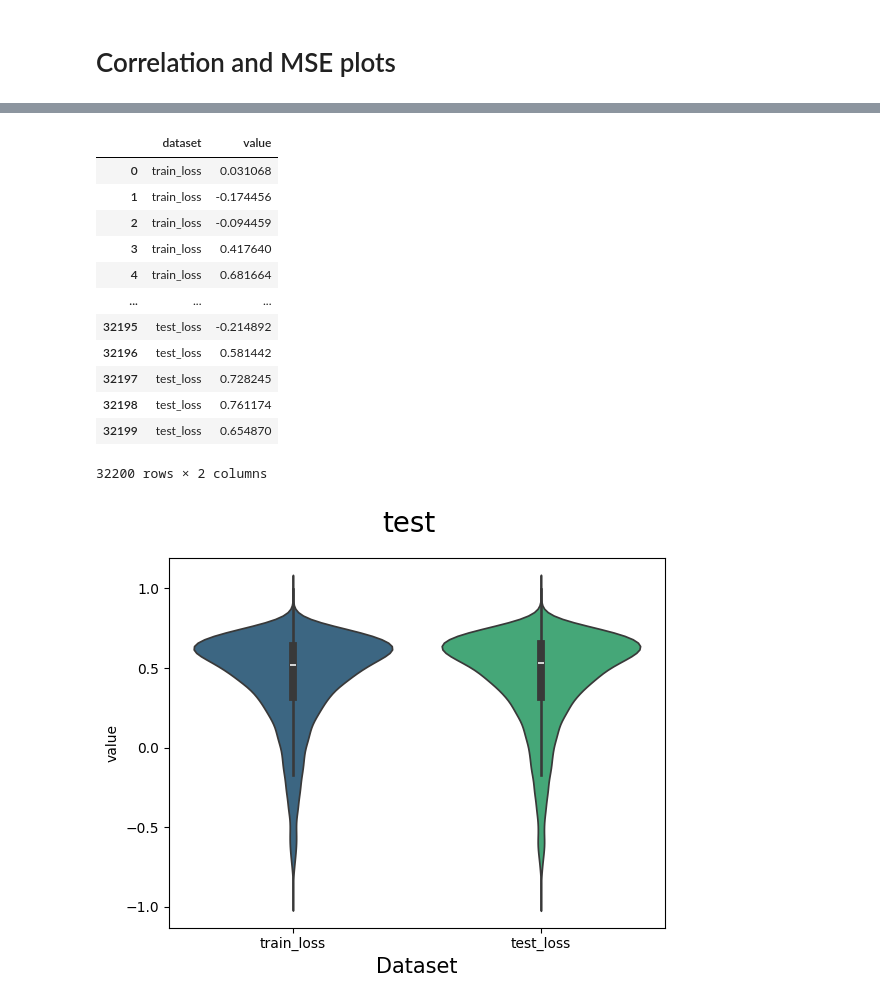
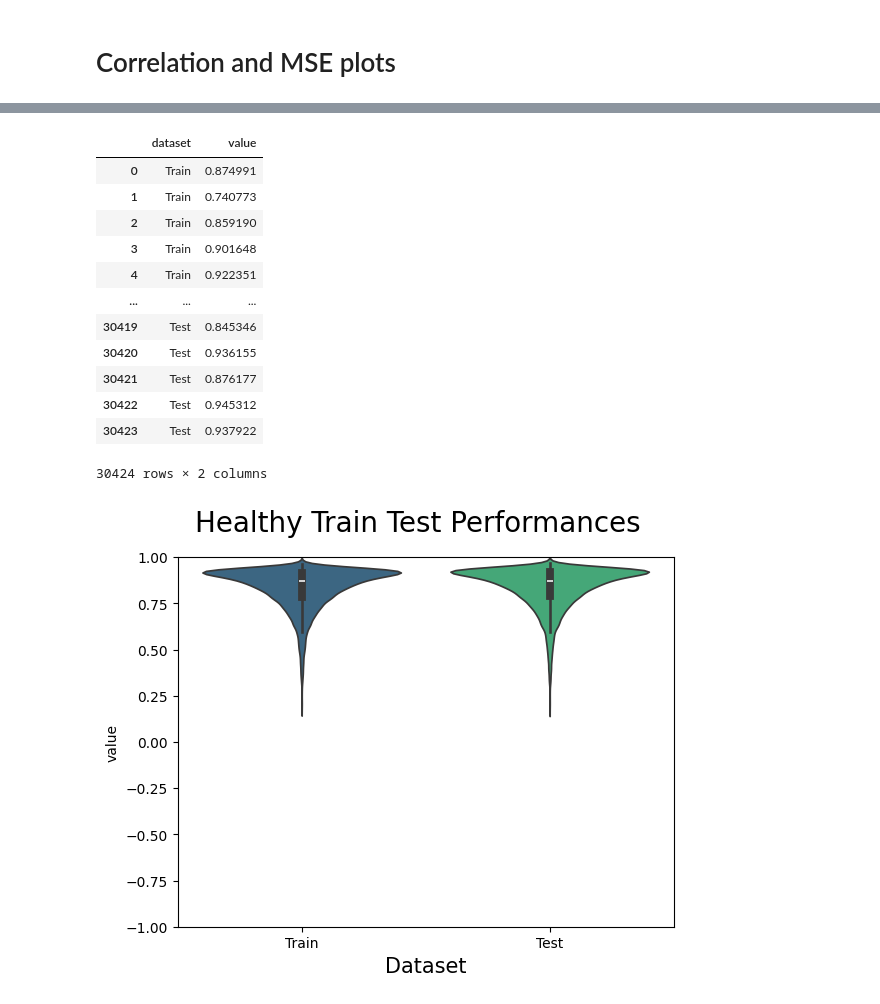
Before and after one commit to Alexander-Broadley/Zhang_lab_rotation, a Jupyter notebook: MML_model/model_evaluation/MML_results_plots.ipynb, the cells around one changed output, grey strips where cells are left out. Drawn from its saved outputs; the diff is of its cells as text; code cells hidden in the pictures.

```diff
--- a/MML_model/model_evaluation/MML_results_plots.ipynb
+++ b/MML_model/model_evaluation/MML_results_plots.ipynb
@@ -8,2 +10,3 @@ DATA_ROOT = '../data'
 # %%
-PCC_200_randn_all = pd.read_csv(f'{DATA_ROOT}/PEARSONS_200_randn_all_results.csv', index_col= 0, header = 0)
+PCC_200_randn_all = pd.read_csv(f'{DATA_ROOT}/HEALTHY_results.csv', index_col= 0, header = 0)
+PCC_200_randn_all
@@ -9,0 +27,3 @@ PCC_200_randn_all = pd.read_csv(f'{DATA_ROOT}/PEARSONS_200_randn_all_results.csv
+# %%
+PCC_200_randn_all['Train'] = 1 - PCC_200_randn_all['train_loss']
+PCC_200_randn_all['Test'] = 1 - PCC_200_randn_all['test_loss']
@@ -140,3 +201,3 @@ Passing `palette` without assigning `hue` is deprecated and will be removed in v
 # %%
-from_train_losses = results[['train_loss', 'test_loss']].melt()
+from_train_losses = PCC_200_randn_all[['Train', 'Test']].melt()
 from_train_losses.columns = ['dataset', 'value']
@@ -148,19 +237,20 @@ genewise_correlations['LogMSE'] = np.log(genewise_correlations['MSE']+1)
 from_train_losses
 # %% [output]
 |  | dataset | value |
-| 0 | train_loss | 0.031068 |
-| 1 | train_loss | -0.174456 |
-| 2 | train_loss | -0.094459 |
-| 3 | train_loss | 0.417640 |
-| 4 | train_loss | 0.681664 |
+| 0 | Train | 0.874991 |
+| 1 | Train | 0.740773 |
+| 2 | Train | 0.859190 |
+| 3 | Train | 0.901648 |
+| 4 | Train | 0.922351 |
 | ... | ... | ... |
-| 32195 | test_loss | -0.214892 |
-| 32196 | test_loss | 0.581442 |
-| 32197 | test_loss | 0.728245 |
-| 32198 | test_loss | 0.761174 |
-| 32199 | test_loss | 0.654870 |
+| 30419 | Test | 0.845346 |
+| 30420 | Test | 0.936155 |
+| 30421 | Test | 0.876177 |
+| 30422 | Test | 0.945312 |
+| 30423 | Test | 0.937922 |
-32200 rows × 2 columns
+30424 rows × 2 columns
 # %%
-create_pearsons_violin(from_train_losses, y_col = 'value', title = 'test', file_title = 'TEMP')
+
+create_pearsons_violin(from_train_losses, y_col = 'value', title = 'Healthy Train Test Performances', file_title = 'Healthy_train_test')
 # %% [output]
-[figure, old version]
+[figure, new version]
```
Also changed, not shown: parts of 10 cells of this notebook, 5 other files.
